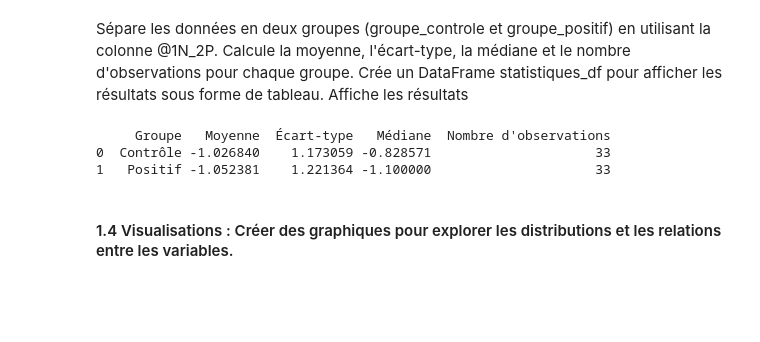
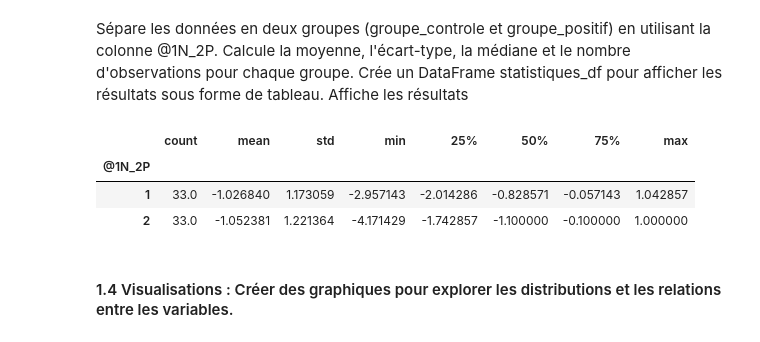
Before and after one commit to nassimdammak-dah/statistiques-, a Jupyter notebook: Nassim_dammak_rééchantillonnage.ipynb, the cells around one changed output. Cells and saved outputs as stored; diff of their text form; code cells hidden in the pictures; blank space fills up the shorter version.

```diff
--- a/Nassim_dammak_rééchantillonnage.ipynb
+++ b/Nassim_dammak_rééchantillonnage.ipynb
@@ -64,24 +64,25 @@ print("\nNombre total de valeurs manquantes :", total_missing_values)
 # Afficher les lignes contenant des valeurs manquantes
 rows_with_missing_values = df[df.isnull().any(axis=1)]
 print("\nLignes contenant des valeurs manquantes :")
-print(rows_with_missing_values)
+print(rows_with_missing_values if not rows_with_missing_values.empty else "Aucune ligne avec des valeurs manquantes.")
 
-# Vérifier les formats de données
-print("\nFormats de données :")
-print(df.dtypes)
+# Afficher les types des colonnes clairement
+print("\nTypes des colonnes :")
+for col in df.columns:
+    print(f"{col}: {df[col].dtype}")
 
-# Identifier les éventuelles erreurs (exemple : valeurs négatives dans une colonne qui ne devrait pas en avoir)
-# Supposons que la colonne 'age' ne doit pas contenir de valeurs négatives
-invalid_age = df[df['age'] < 0]
-print("\nValeurs invalides dans la colonne 'age' :")
-print(invalid_age)
+# Vérifier les valeurs invalides dans la colonne 'age'
+if 'age' in df.columns:
+    invalid_age = df[df['age'] < 0]
+    print("\nValeurs invalides dans la colonne 'age' :")
+    print(invalid_age if not invalid_age.empty else "Aucune valeur invalide trouvée.")
 
-# Afficher le nombre total de valeurs invalides dans la colonne 'age'
-total_invalid_age = invalid_age.shape[0]
-print("\nNombre total de valeurs invalides dans la colonne 'age' :", total_invalid_age)
+    # Afficher le nombre total de valeurs invalides dans la colonne 'age'
+    total_invalid_age = invalid_age.shape[0]
+    print("\nNombre total de valeurs invalides dans la colonne 'age' :", total_invalid_age)
 
-# Corriger les erreurs (exemple : remplacer les valeurs négatives par NaN)
-df.loc[df['age'] < 0, 'age'] = pd.NA
+    # Corriger les erreurs en remplaçant les valeurs négatives par NaN
+    df.loc[df['age'] < 0, 'age'] = pd.NA
 # %% [output]
 Valeurs manquantes par colonne :
 record_id               0
@@ -107,31 +108,17 @@ Sépare les données en deux groupes (groupe_controle et groupe_positif) en util
 Calcule la moyenne, l'écart-type, la médiane et le nombre d'observations pour chaque groupe.
 Crée un DataFrame statistiques_df pour afficher les résultats sous forme de tableau.
 Affiche les résultats
-# %%
-import pandas as pd
-
-# Séparer les données en deux groupes : groupe 1 (contrôle) et groupe 2 (positif)
-groupe_controle = df[df['@1N_2P'] == 1]
-groupe_positif = df[df['@1N_2P'] == 2]
-
-# Calculer les statistiques descriptives pour chaque groupe
-statistiques = {
-    'Groupe': ['Contrôle', 'Positif'],
-    'Moyenne': [groupe_controle['Delta_Mean_Mod'].mean(), groupe_positif['Delta_Mean_Mod'].mean()],
-    'Écart-type': [groupe_controle['Delta_Mean_Mod'].std(), groupe_positif['Delta_Mean_Mod'].std()],
-    'Médiane': [groupe_controle['Delta_Mean_Mod'].median(), groupe_positif['Delta_Mean_Mod'].median()],
-    'Nombre d\'observations': [groupe_controle['Delta_Mean_Mod'].count(), groupe_positif['Delta_Mean_Mod'].count()]
-}
-
-# Créer un DataFrame pour afficher les résultats sous forme de tableau
-statistiques_df = pd.DataFrame(statistiques)
-
-# Afficher les résultats
-print(statistiques_df)
-# %% [output]
-     Groupe   Moyenne  Écart-type   Médiane  Nombre d'observations
-0  Contrôle -1.026840    1.173059 -0.828571                     33
-1   Positif -1.052381    1.221364 -1.100000                     33
+# %%
+# statistiques descriptives
+statistiques_df = df.groupby('@1N_2P')['Delta_Mean_Mod'].describe()
+
+# resultat
+display(statistiques_df)
+# %% [output]
+|  | count | mean | std | min | 25% | 50% | 75% | max |
+| @1N_2P |  |  |  |  |  |  |  |  |
+| 1 | 33.0 | -1.026840 | 1.173059 | -2.957143 | -2.014286 | -0.828571 | -0.057143 | 1.042857 |
+| 2 | 33.0 | -1.052381 | 1.221364 | -4.171429 | -1.742857 | -1.100000 | -0.100000 | 1.000000 |
 # %% [markdown]
 #### 1.4	Visualisations : Créer des graphiques pour explorer les distributions et les relations entre les variables.
 # %%
```
Also changed, not shown: parts of 2 cells of this notebook.
